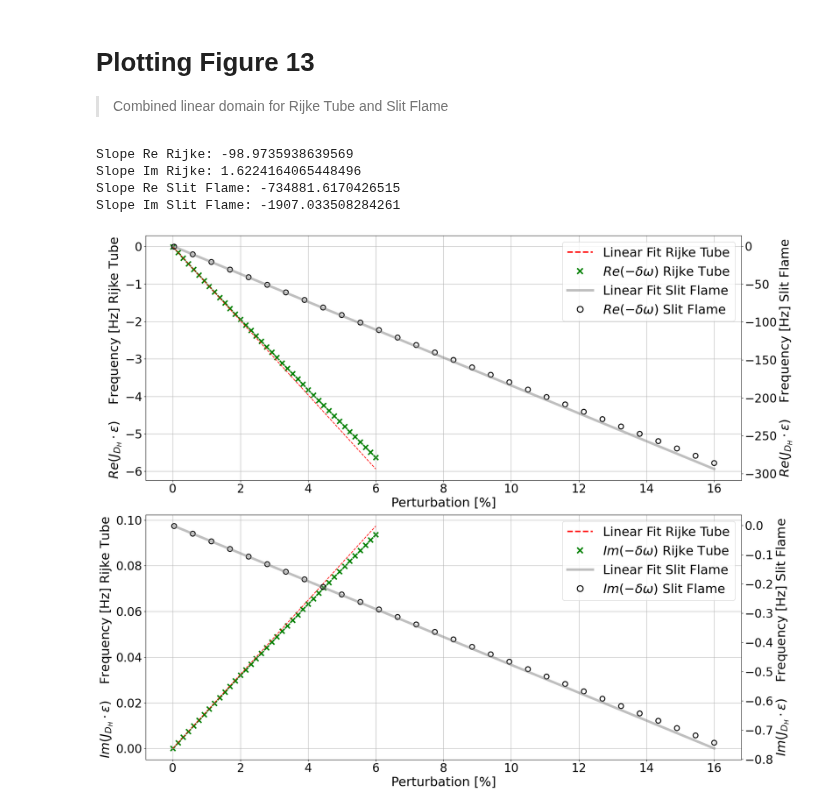
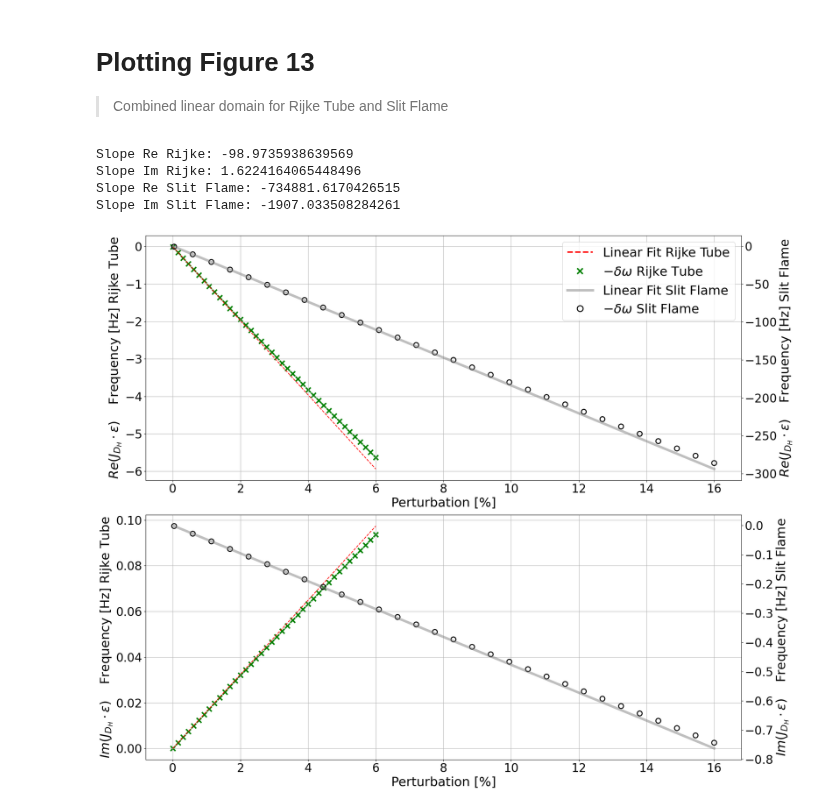
Before and after one commit to kspc0/helmholtz-x-TFD, a Jupyter notebook: Figures/Fig13.ipynb, the cells around one changed output. Cells and saved outputs as stored; diff of their text form; code cells hidden in the pictures.

```diff
--- a/Figures/Fig13.ipynb
+++ b/Figures/Fig13.ipynb
@@ -105,41 +105,33 @@ ax2x.set_ylabel(r'$Im(J_{D_H}\cdot \epsilon)$    Frequency [Hz] Slit Flame', fon
 #ax2x.legend(loc='lower right', fontsize=fontsize)
 
 # Custom legend handles
 
 custom_lines = [
     Line2D([0], [0], color='r', linestyle='--', lw=3, label='Linear Fit Rijke Tube'),
-    Line2D([0], [0], color='green', marker='x', linestyle='None', markersize=12, markeredgewidth=3, label=r'$Re(-\delta \omega)$ Rijke Tube'),
+    Line2D([0], [0], color='green', marker='x', linestyle='None', markersize=12, markeredgewidth=3, label=r'$-\delta \omega$ Rijke Tube'),
     Line2D([0], [0], color='grey', lw=5, alpha=0.5, label='Linear Fit Slit Flame'),
-    Line2D([0], [0], color='black', marker='o', linestyle='None', markersize=12, markerfacecolor='none', markeredgewidth=2, label=r'$Re(-\delta \omega)$ Slit Flame')
+    Line2D([0], [0], color='black', marker='o', linestyle='None', markersize=12, markerfacecolor='none', markeredgewidth=2, label=r'$-\delta \omega$ Slit Flame')
 ]
 
 ax1.legend(handles=custom_lines, loc='upper right', fontsize=fontsize)
 
-custom_lines2 = [
-    Line2D([0], [0], color='r', linestyle='--', lw=3, label='Linear Fit Rijke Tube'),
-    Line2D([0], [0], color='green', marker='x', linestyle='None', markersize=12, markeredgewidth=3, label=r'$Im(-\delta \omega)$ Rijke Tube'),
-    Line2D([0], [0], color='grey', lw=5, alpha=0.5, label='Linear Fit Slit Flame'),
-    Line2D([0], [0], color='black', marker='o', linestyle='None', markersize=12, markerfacecolor='none', markeredgewidth=2, label=r'$Im(-\delta \omega)$ Slit Flame')
-]
-
-ax2.legend(handles=custom_lines2, loc='upper right', fontsize=fontsize)
 
 
 # Increase the font size of the axis numbers
 ax1.tick_params(axis='both', which='major', labelsize=24)
 ax2.tick_params(axis='both', which='major', labelsize=24)
 ax1x.tick_params(axis='both', which='major', labelsize=24)
 ax2x.tick_params(axis='both', which='major', labelsize=24)
 
 plt.tight_layout() # make plot look better
 plt.show() # show the plot
 
 # Save the figure to the 'Images/' folder
 os.makedirs('Images/', exist_ok=True)
 fig.savefig(os.path.join('Images/', 'Fig13.png'))
 # %% [output]
 Slope Re Rijke: -98.9735938639569
 Slope Im Rijke: 1.6224164065448496
 Slope Re Slit Flame: -734881.6170426515
 Slope Im Slit Flame: -1907.033508284261
-[figure, old version]
+[figure, new version]
```
Also changed, not shown: 2 other files.
